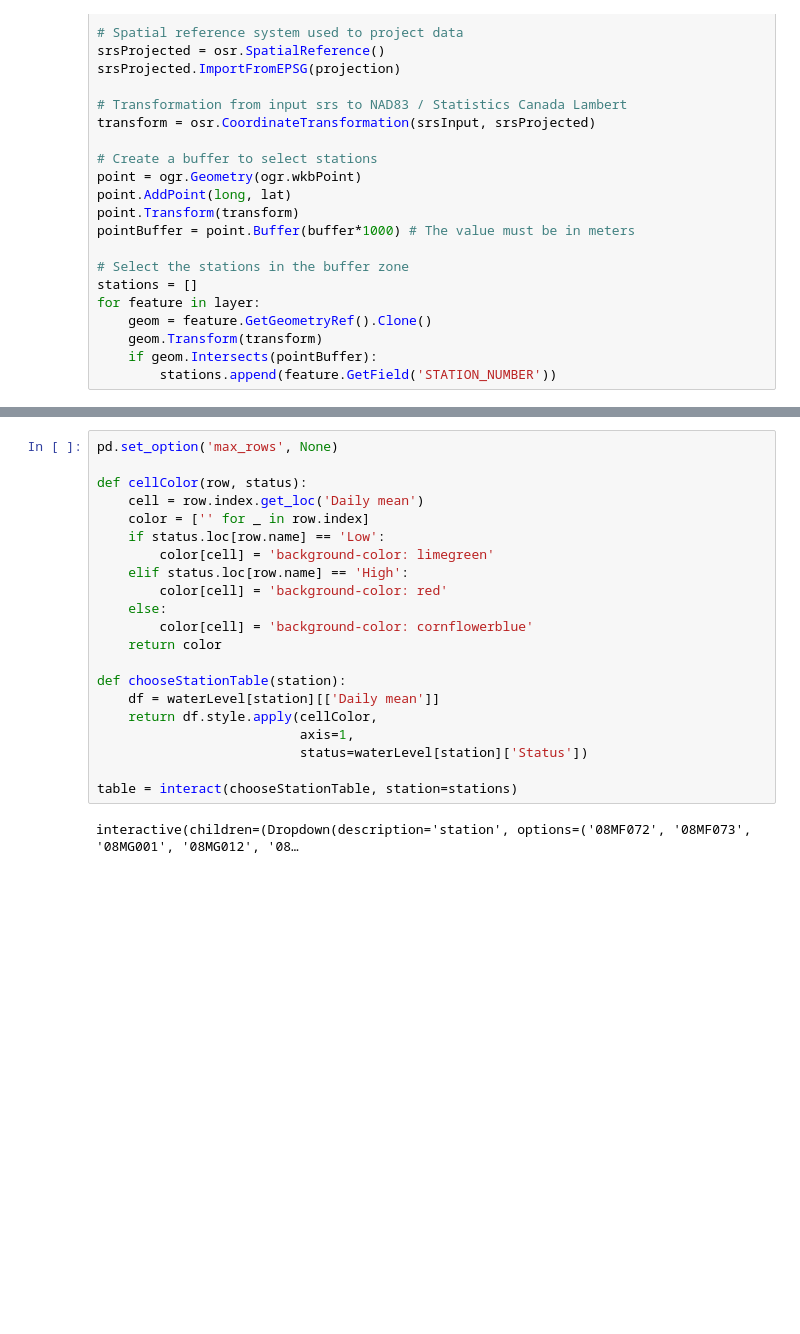
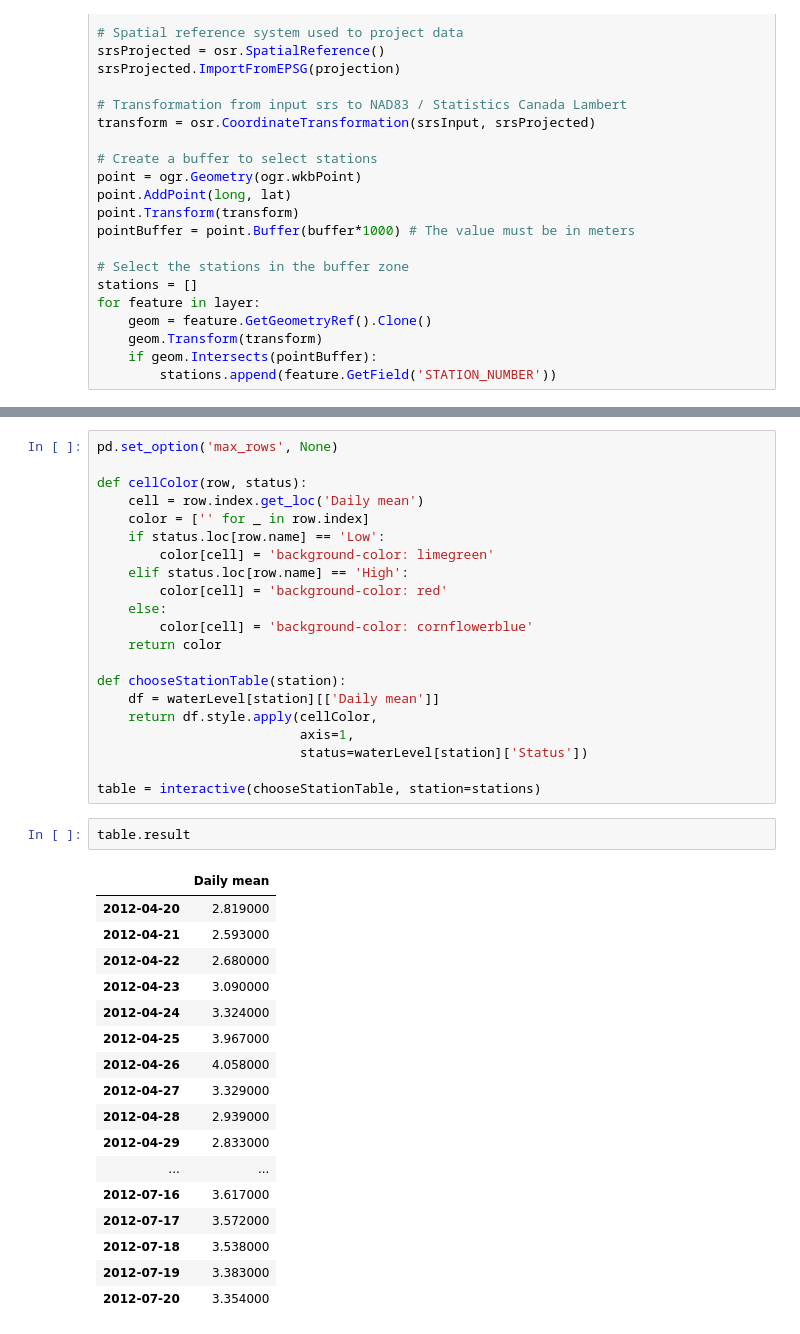
Before and after one commit to marieevelb/oafeat-use-case, a Jupyter notebook: docs/use-case-oafeat-en.ipynb, the cells around one changed output, grey strips where cells are left out. Saved outputs shown, nothing was run; the diff lists cells and outputs as text; blank space fills up the shorter version.

```diff
--- a/docs/use-case-oafeat-en.ipynb
+++ b/docs/use-case-oafeat-en.ipynb
@@ -285,6 +283,24 @@ def chooseStationTable(station):
                           axis=1,
                           status=waterLevel[station]['Status'])
 
-table = interact(chooseStationTable, station=stations)
+table = interactive(chooseStationTable, station=stations)
-# %% [output]
-interactive(children=(Dropdown(description='station', options=('08MF072', '08MF073', '08MG001', '08MG012', '08…
+# %%
+table.result
+# %% [output]
+|  | Daily mean |
+| 2012-04-20 | 2.819000 |
+| 2012-04-21 | 2.593000 |
+| 2012-04-22 | 2.680000 |
+| 2012-04-23 | 3.090000 |
+| 2012-04-24 | 3.324000 |
+| 2012-04-25 | 3.967000 |
+| 2012-04-26 | 4.058000 |
+| 2012-04-27 | 3.329000 |
+| 2012-04-28 | 2.939000 |
+| 2012-04-29 | 2.833000 |
+| ... | ... |
+| 2012-07-16 | 3.617000 |
+| 2012-07-17 | 3.572000 |
+| 2012-07-18 | 3.538000 |
+| 2012-07-19 | 3.383000 |
+| 2012-07-20 | 3.354000 |
```
Also changed, not shown: parts of 5 cells of this notebook.
